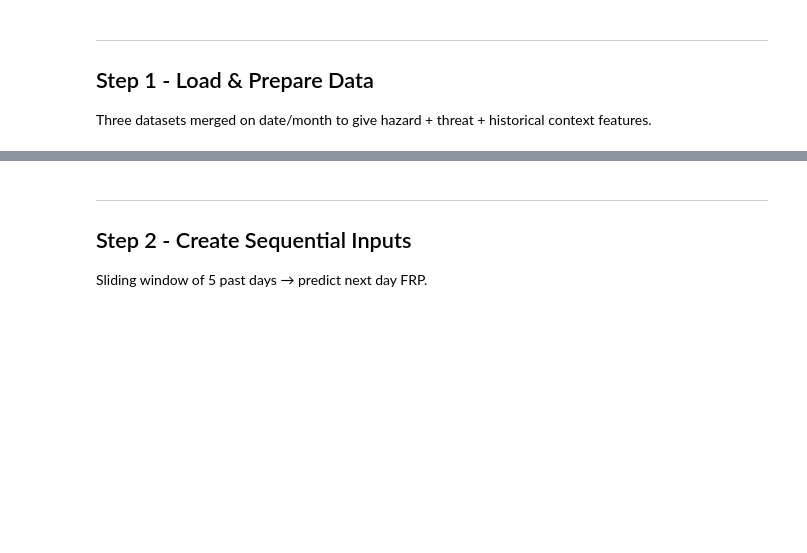
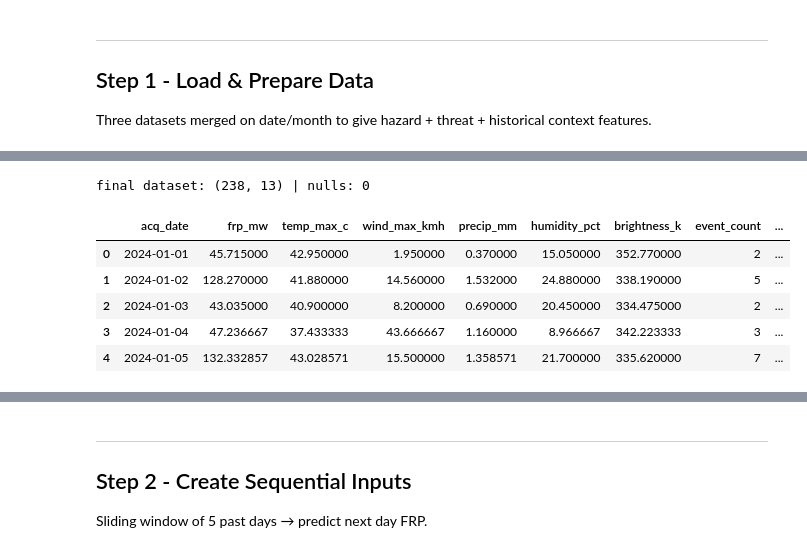
Before and after one commit to Hardhat-Enterprises/Phoenix, a Jupyter notebook: ai-ml/forecasting/ai013_forecasting.ipynb, the cells around one changed output, grey strips where cells are left out. Drawn from its saved outputs; the diff is of its cells as text; code cells hidden in the pictures; blank space fills up the shorter version.

```diff
--- a/ai-ml/forecasting/ai013_forecasting.ipynb
+++ b/ai-ml/forecasting/ai013_forecasting.ipynb
@@ -105,5 +128,13 @@ monthly_hist = df_dis.groupby('month').agg(
     hist_fatality_rate   = ('Fatalities', 'median')
 ).reset_index()
 
-print(f'disaster mapper: {len(df_dis)} natural disaster events (1851-2022) → monthly patterns')
+# fill any missing months so every month 1-12 has a value
+monthly_hist = (monthly_hist
+    .set_index('month')
+    .reindex(range(1, 13))
+    .fillna({'hist_disaster_count': monthly_hist['hist_disaster_count'].median(),
+             'hist_fatality_rate' : monthly_hist['hist_fatality_rate'].median()})
+    .reset_index())
+
+print(f'disaster mapper: {len(df_dis)} natural disaster events → {len(monthly_hist)} monthly patterns')
 monthly_hist.round(2)
@@ -110,16 +156,27 @@ monthly_hist.round(2)
 # %%
 # merge all three datasets on month
 daily['month'] = daily['acq_date'].dt.month
 
 df = (daily
       .merge(monthly_cyber, on='month', how='left')
       .merge(monthly_hist,  on='month', how='left')
       .drop('month', axis=1)
       .sort_values('acq_date')
       .reset_index(drop=True))
 
+# safety fillna in case any month is still missing
+df = df.fillna(df.median(numeric_only=True))
+
 print(f'final dataset: {df.shape} | nulls: {df.isnull().sum().sum()}')
 df.head()
+# %% [output]
+final dataset: (238, 13) | nulls: 0
+|  | acq_date | frp_mw | temp_max_c | wind_max_kmh | precip_mm | humidity_pct | brightness_k | event_count | ... |
+| 0 | 2024-01-01 | 45.715000 | 42.950000 | 1.950000 | 0.370000 | 15.050000 | 352.770000 | 2 | ... |
+| 1 | 2024-01-02 | 128.270000 | 41.880000 | 14.560000 | 1.532000 | 24.880000 | 338.190000 | 5 | ... |
+| 2 | 2024-01-03 | 43.035000 | 40.900000 | 8.200000 | 0.690000 | 20.450000 | 334.475000 | 2 | ... |
+| 3 | 2024-01-04 | 47.236667 | 37.433333 | 43.666667 | 1.160000 | 8.966667 | 342.223333 | 3 | ... |
+| 4 | 2024-01-05 | 132.332857 | 43.028571 | 15.500000 | 1.358571 | 21.700000 | 335.620000 | 7 | ... |
 # %%
 FEATURE_COLS = [
     # hazard (wildfire)
```
Also changed, not shown: parts of 24 cells of this notebook, 12 other files.
